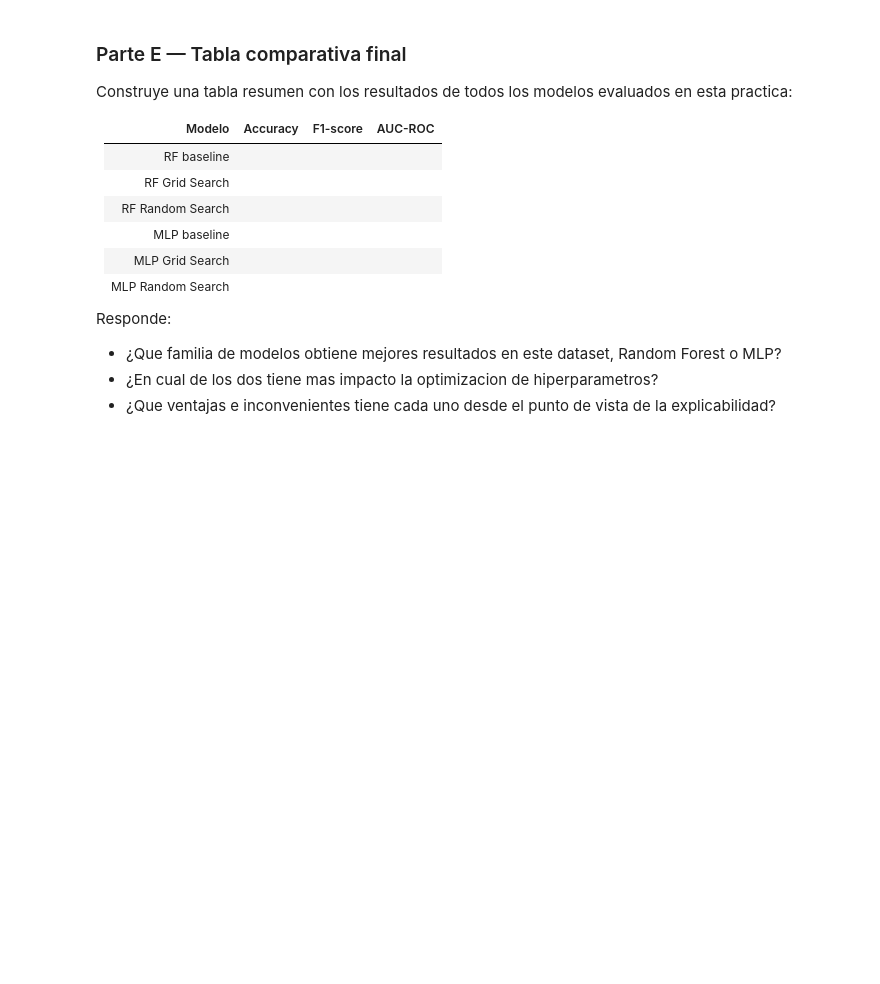
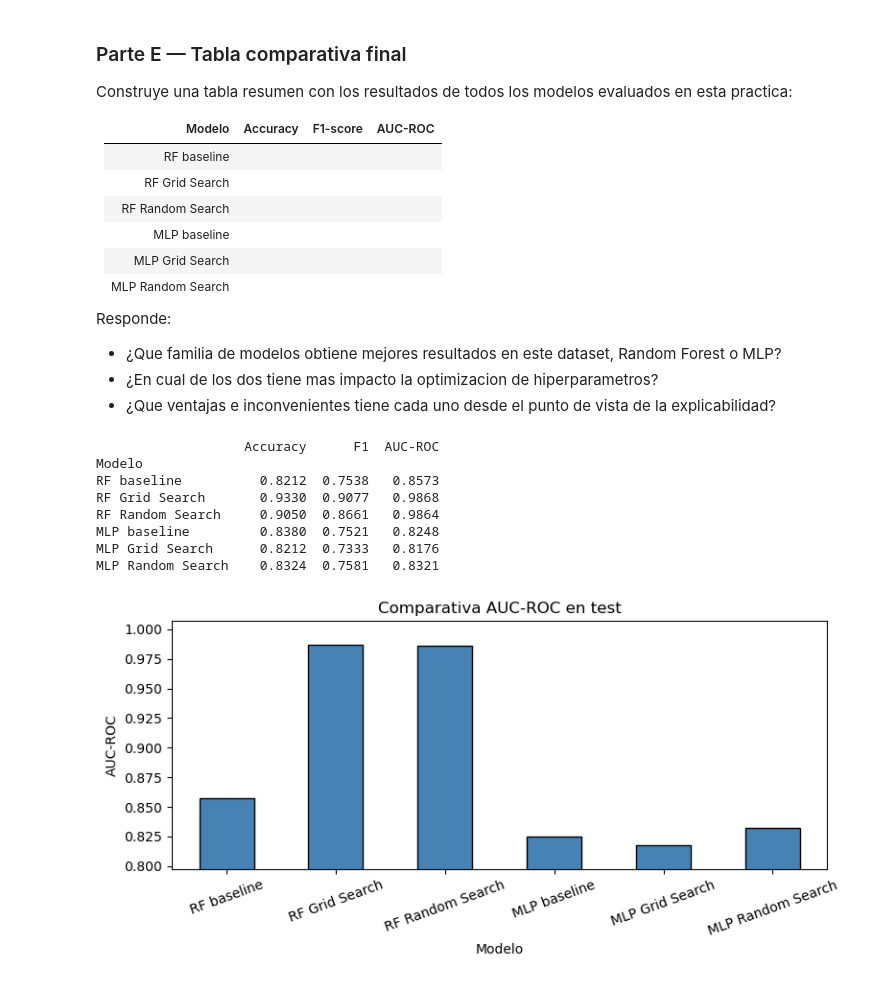
Before and after one commit to acanora02/IC, a Jupyter notebook: practica5_ml/notebook_14_hiperparametros_xai.ipynb, the cells around one changed output. Cells and saved outputs as stored; diff of their text form; code cells hidden in the pictures; blank space fills up the shorter version.

```diff
--- a/practica5_ml/notebook_14_hiperparametros_xai.ipynb
+++ b/practica5_ml/notebook_14_hiperparametros_xai.ipynb
@@ -677,4 +917,54 @@ Responde:
 - ¿En cual de los dos tiene mas impacto la optimizacion de hiperparametros?
 - ¿Que ventajas e inconvenientes tiene cada uno desde el punto de vista de la explicabilidad?
 # %%
-# Tu codigo aqui: construye el DataFrame resumen y genera el barplot comparativo
+# Reentrenamos el RF baseline sobre X_train para tener metricas en test comparables
+rf_baseline = RandomForestClassifier(random_state=SEED).fit(X_train, y_train)
+y_pred_rf_b  = rf_baseline.predict(X_test)
+y_proba_rf_b = rf_baseline.predict_proba(X_test)[:, 1]
+
+# RF Grid y RF Random ya estan entrenados (best_estimator_)
+rf_grid_model   = grid_search.best_estimator_
+rf_random_model = random_search.best_estimator_
+
+def evaluar(modelo, X_te, y_te):
+    y_pred  = modelo.predict(X_te)
+    y_proba = modelo.predict_proba(X_te)[:, 1]
+    return (
+        accuracy_score(y_te, y_pred),
+        f1_score(y_te, y_pred),
+        roc_auc_score(y_te, y_proba),
+    )
+
+acc_rf_b, f1_rf_b, auc_rf_b   = evaluar(rf_baseline,     X_test, y_test)
+acc_rf_g, f1_rf_g, auc_rf_g   = evaluar(rf_grid_model,   X_test, y_test)
+acc_rf_r, f1_rf_r, auc_rf_r   = evaluar(rf_random_model, X_test, y_test)
+
+resumen_final = pd.DataFrame({
+    'Modelo':   ['RF baseline', 'RF Grid Search', 'RF Random Search',
+                 'MLP baseline', 'MLP Grid Search', 'MLP Random Search'],
+    'Accuracy': [acc_rf_b, acc_rf_g, acc_rf_r, acc_mlp_base, acc_mlp_grid, acc_mlp_rand],
+    'F1':       [f1_rf_b,  f1_rf_g,  f1_rf_r,  f1_mlp_base,  f1_mlp_grid,  f1_mlp_rand],
+    'AUC-ROC':  [auc_rf_b, auc_rf_g, auc_rf_r, auc_mlp_base, auc_mlp_grid, auc_mlp_rand]
+}).set_index('Modelo').round(4)
+
+print(resumen_final.to_string())
+
+# Barplot comparativo de AUC
+plt.figure(figsize=(8, 4))
+resumen_final['AUC-ROC'].plot(kind='bar', color='steelblue', edgecolor='black')
+plt.ylabel('AUC-ROC')
+plt.title('Comparativa AUC-ROC en test')
+plt.xticks(rotation=20)
+plt.ylim(resumen_final['AUC-ROC'].min() - 0.02, resumen_final['AUC-ROC'].max() + 0.02)
+plt.tight_layout()
+plt.show()
+# %% [output]
+                   Accuracy      F1  AUC-ROC
+Modelo
+RF baseline          0.8212  0.7538   0.8573
+RF Grid Search       0.9330  0.9077   0.9868
+RF Random Search     0.9050  0.8661   0.9864
+MLP baseline         0.8380  0.7521   0.8248
+MLP Grid Search      0.8212  0.7333   0.8176
+MLP Random Search    0.8324  0.7581   0.8321
+[figure, added]
```
Also changed, not shown: parts of 23 cells of this notebook.
